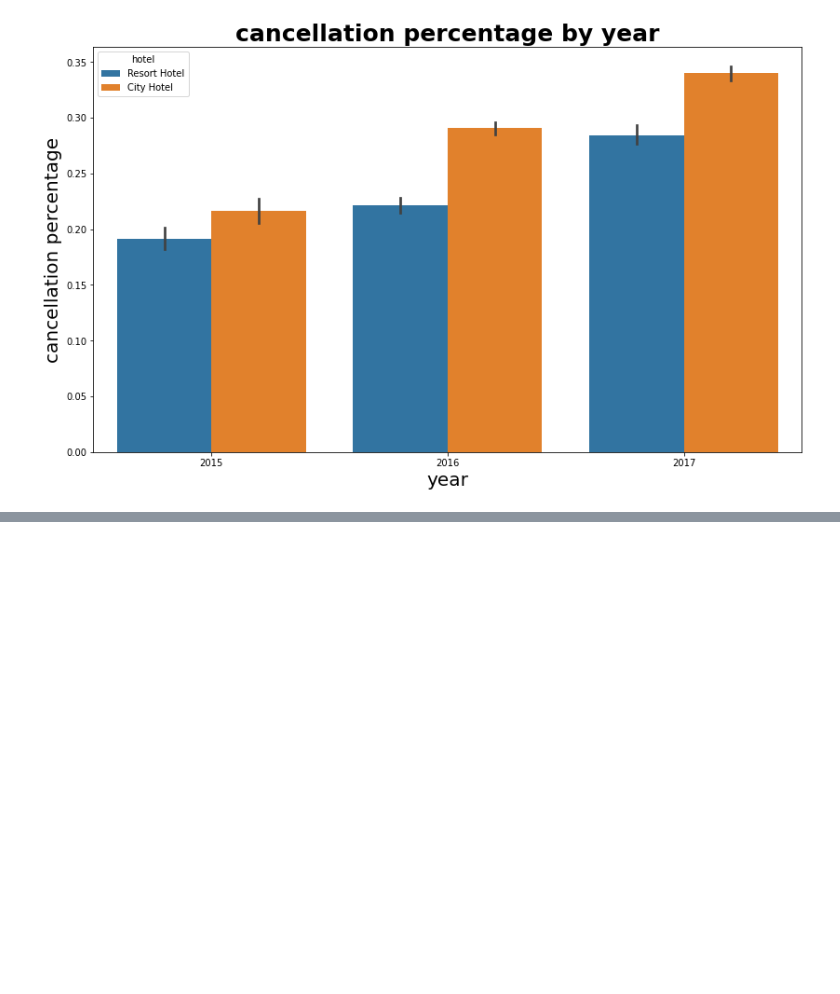
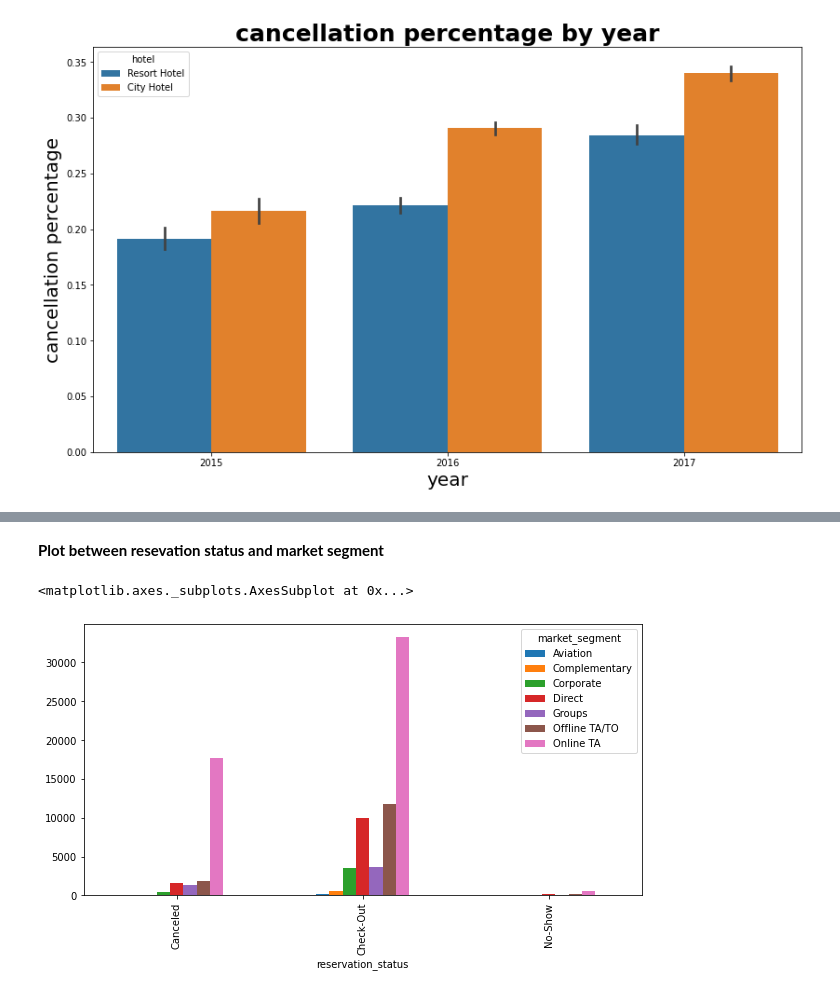
Before and after one commit to kishorpatil03/Hotel-Booking-Analysis, a Jupyter notebook: Hotel_Booking_Analysis_Capstone_Project.ipynb, the cells around one changed output, grey strips where cells are left out. Cells and saved outputs as stored; diff of their text form; code cells hidden in the pictures; blank space fills up the shorter version.

```diff
--- a/Hotel_Booking_Analysis_Capstone_Project.ipynb
+++ b/Hotel_Booking_Analysis_Capstone_Project.ipynb
@@ -344,0 +372,9 @@ Text(0, 0.5, 'cancellation percentage')
+# %% [markdown]
+**Plot between resevation status and market segment**
+# %%
+df6=df.groupby(['reservation_status','market_segment']).size()
+df6=df6.unstack()
+df6.plot(kind='bar',figsize=(10,5))
+# %% [output]
+<matplotlib.axes._subplots.AxesSubplot at 0x...>
+[figure, added]
```
Also changed, not shown: parts of 6 cells of this notebook.
